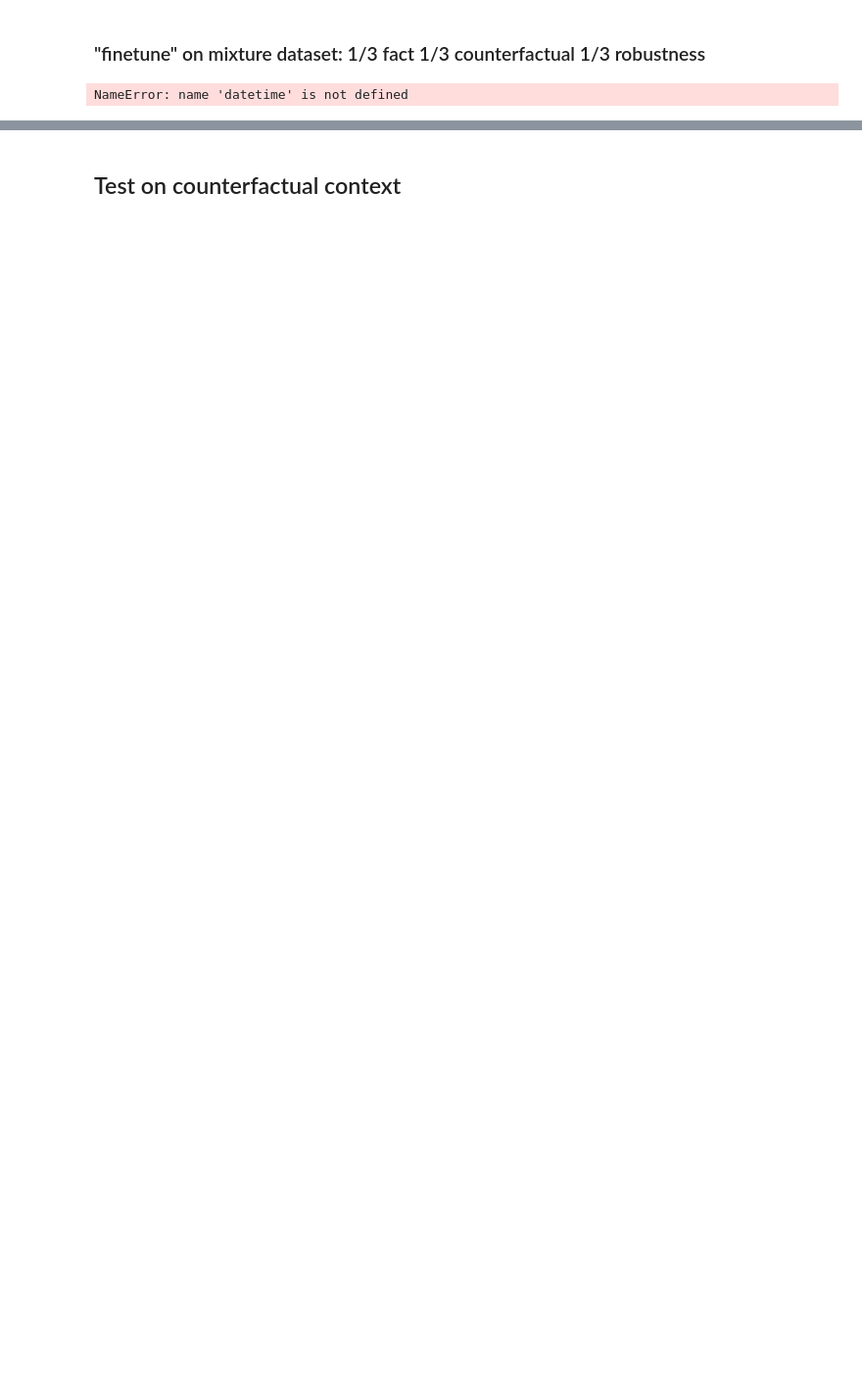
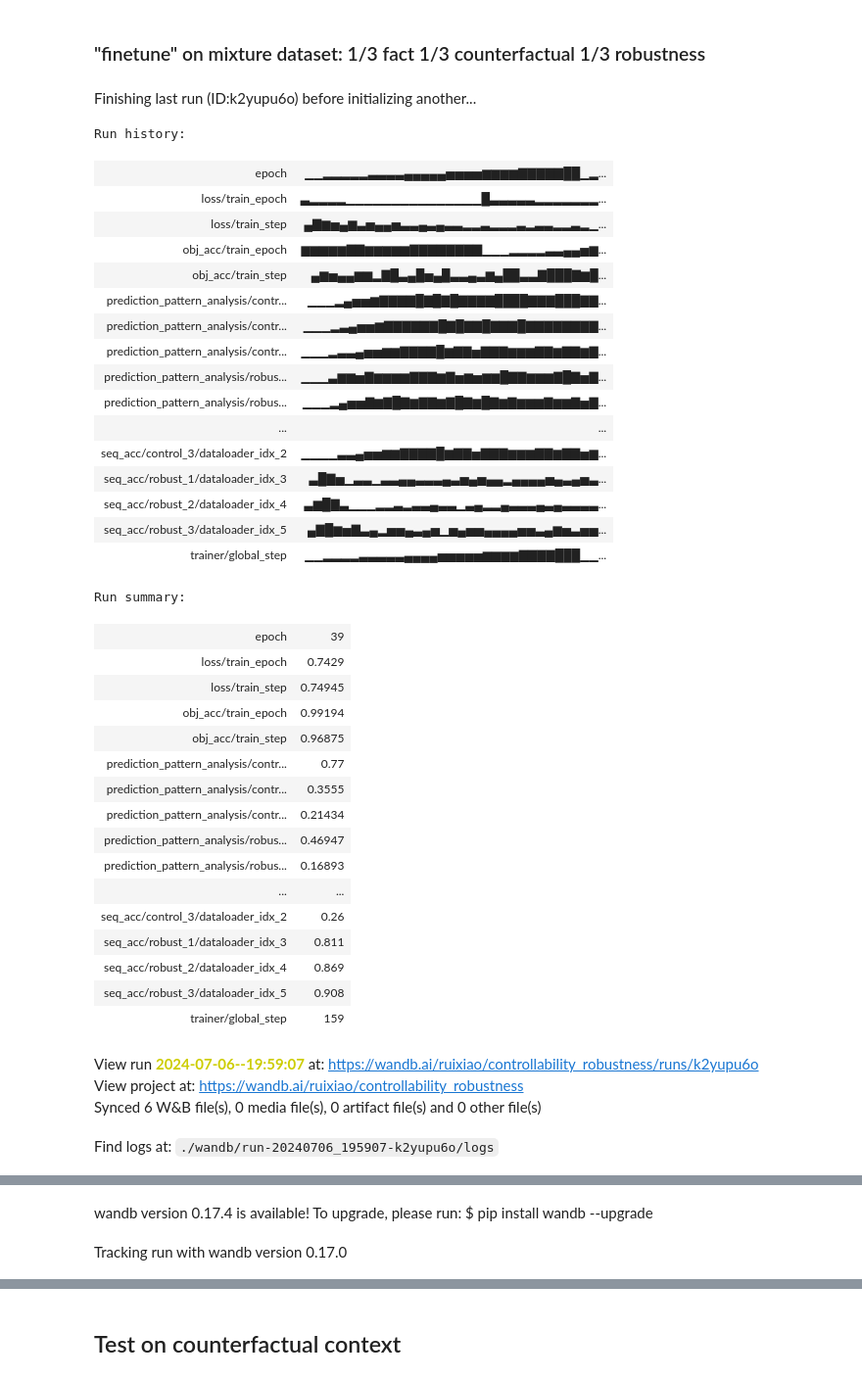
Before and after one commit to katareah/Controllability-and-Robustness, a Jupyter notebook: experiments/knowledge_graph_experiment.ipynb, the cells around one changed output, grey strips where cells are left out. Shown: that part at 98% size. Cells and saved outputs as stored; diff of their text form; code cells hidden in the pictures; blank space fills up the shorter version.

Commit message:
ro prediction pattern

```diff
--- a/experiments/knowledge_graph_experiment.ipynb
+++ b/experiments/knowledge_graph_experiment.ipynb
@@ -588,25 +613,63 @@ lit_model.mismatched_sequences.clear()
 # %%
 # finetune on mixture dataset: 1/3 fact 1/3 counterfactual 1/3 robustness
 
 
 wandb_project = 'controllability_robustness' # NOTE
-group_name = None # NOTE
+group_name = 'No Validation Set' # NOTE
 run_name =  datetime.now().strftime("%Y-%m-%d--%H:%M:%S")# NOTE
 run = wandb.init(project=wandb_project, group=group_name, name=run_name,
     config={'group': group_name, **model_args}) # NOTE
 
 wandb_logger = WandbLogger(experiment=run, log_model=False) # name=run_name, project=wandb_project,
 # wandb_logger.watch(model, log_graph=False)
 # wandb_logger = None
 logger = wandb_logger if wandb_log else None
 
 
 trainer = L.Trainer(
-    max_epochs=n_epochs, enable_checkpointing=True, enable_model_summary=True, #precision='64-true',
+    max_epochs=args.n_epochs, enable_checkpointing=True, enable_model_summary=True, #precision='64-true',
     callbacks=callbacks, enable_progress_bar=True, check_val_every_n_epoch=1, # limit_train_batches=200, limit_val_batches=200,
     logger=logger,
     )
 
 trainer.fit(model=lit_model, train_dataloaders=train_dl, val_dataloaders=validation_dataloaders)
 # %% [output]
+Finishing last run (ID:k2yupu6o) before initializing another...
-NameError: name 'datetime' is not defined
+Run history:
+| epoch | ▁▁▂▂▂▂▂▃▃▃▃▄▄▄▄▄▅▅▅▅▆▆▆▆▇▇▇▇▇██▁▂... |
+| loss/train_epoch | ▃▂▂▂▂▁▁▁▁▁▁▁▁▁▁▁▁▁▁▁█▃▃▃▃▃▂▂▂▂▂▂▂... |
+| loss/train_step | ▄▇▆▅▄▆▃▅▄▄▅▃▃▄▃▄▃▃▂▂▃▂▂▂▃▂▃▃▂▂▃▂▁... |
+| obj_acc/train_epoch | ▆▆▆▆▆▇▇▆▆▆▆▆▇▇▇▇▇▇▇▇▁▁▁▂▂▂▂▃▃▄▄▅▆... |
+| obj_acc/train_step | ▄▆▅▄▄▆▆▂▇█▃▄█▅▄█▃▃▄▃▆▄██▃▃▇███▇▆█... |
+| prediction_pattern_analysis/contr... | ▁▁▁▂▄▅▅▆▇▇▇▇█▇█▇█▇▇▇▇████▇▇▇███▇▇... |
+| prediction_pattern_analysis/contr... | ▁▁▁▂▃▄▅▅▆▇▇▇▇▇▇█▇█▇▇█▇▇▇█▇▇▇▇▇▇▇▇... |
+| prediction_pattern_analysis/contr... | ▁▁▁▂▃▃▄▅▅▆▆▇▇▇▇█▆▇▇▅▇▇▇▆▆▆▇▇▆▇▇▆▇... |
+| prediction_pattern_analysis/robus... | ▁▁▁▃▆▆▅▇▆▆▆▆▇▇▇▆▇▅▆▅▆▆█▇▇▆▆▆▇█▇▅▇... |
+| prediction_pattern_analysis/robus... | ▁▁▁▂▄▅▅▇▆▇█▇▆▇▇▆▇█▇▆█▇▆▇▆▆▆▇▆▆▇▅▇... |
+| ... | ... |
+| seq_acc/control_3/dataloader_idx_2 | ▁▁▁▁▃▃▄▅▅▆▆▇▇▇▇█▆▇▇▅▇▇▇▆▆▆▇▇▆▇▇▅▆... |
+| seq_acc/robust_1/dataloader_idx_3 | ▃█▇▅▁▃▃▁▃▃▄▄▃▃▃▄▃▅▄▅▄▄▂▄▄▄▄▅▄▃▄▅▃... |
+| seq_acc/robust_2/dataloader_idx_4 | ▃▆█▇▃▁▁▁▂▂▃▂▃▃▄▃▃▁▃▄▂▂▄▃▃▃▄▃▄▃▃▃▃... |
+| seq_acc/robust_3/dataloader_idx_5 | ▄▇█▆▅▇▃▄▂▅▅▄▃▄▅▁▅▄▅▅▄▄▄▄▅▅▃▄▆▅▃▅▅... |
+| trainer/global_step | ▁▁▂▂▂▂▃▃▃▃▃▄▄▄▄▅▅▅▅▅▆▆▆▆▇▇▇▇███▁▁... |
+Run summary:
+| epoch | 39 |
+| loss/train_epoch | 0.7429 |
+| loss/train_step | 0.74945 |
+| obj_acc/train_epoch | 0.99194 |
+| obj_acc/train_step | 0.96875 |
+| prediction_pattern_analysis/contr... | 0.77 |
+| prediction_pattern_analysis/contr... | 0.3555 |
+| prediction_pattern_analysis/contr... | 0.21434 |
+| prediction_pattern_analysis/robus... | 0.46947 |
+| prediction_pattern_analysis/robus... | 0.16893 |
+| ... | ... |
+| seq_acc/control_3/dataloader_idx_2 | 0.26 |
+| seq_acc/robust_1/dataloader_idx_3 | 0.811 |
+| seq_acc/robust_2/dataloader_idx_4 | 0.869 |
+| seq_acc/robust_3/dataloader_idx_5 | 0.908 |
+| trainer/global_step | 159 |
+View run 2024-07-06--19:59:07 at: https://wandb.ai/ruixiao/controllability_robustness/runs/k2yupu6o
+View project at: https://wandb.ai/ruixiao/controllability_robustness
+Synced 6 W&B file(s), 0 media file(s), 0 artifact file(s) and 0 other file(s)
+Find logs at: ./wandb/run-20240706_195907-k2yupu6o/logs
@@ -612,0 +677,2 @@ NameError: name 'datetime' is not defined
+wandb version 0.17.4 is available! To upgrade, please run: $ pip install wandb --upgrade
+Tracking run with wandb version 0.17.0
```
Also changed, not shown: parts of 13 cells of this notebook.
